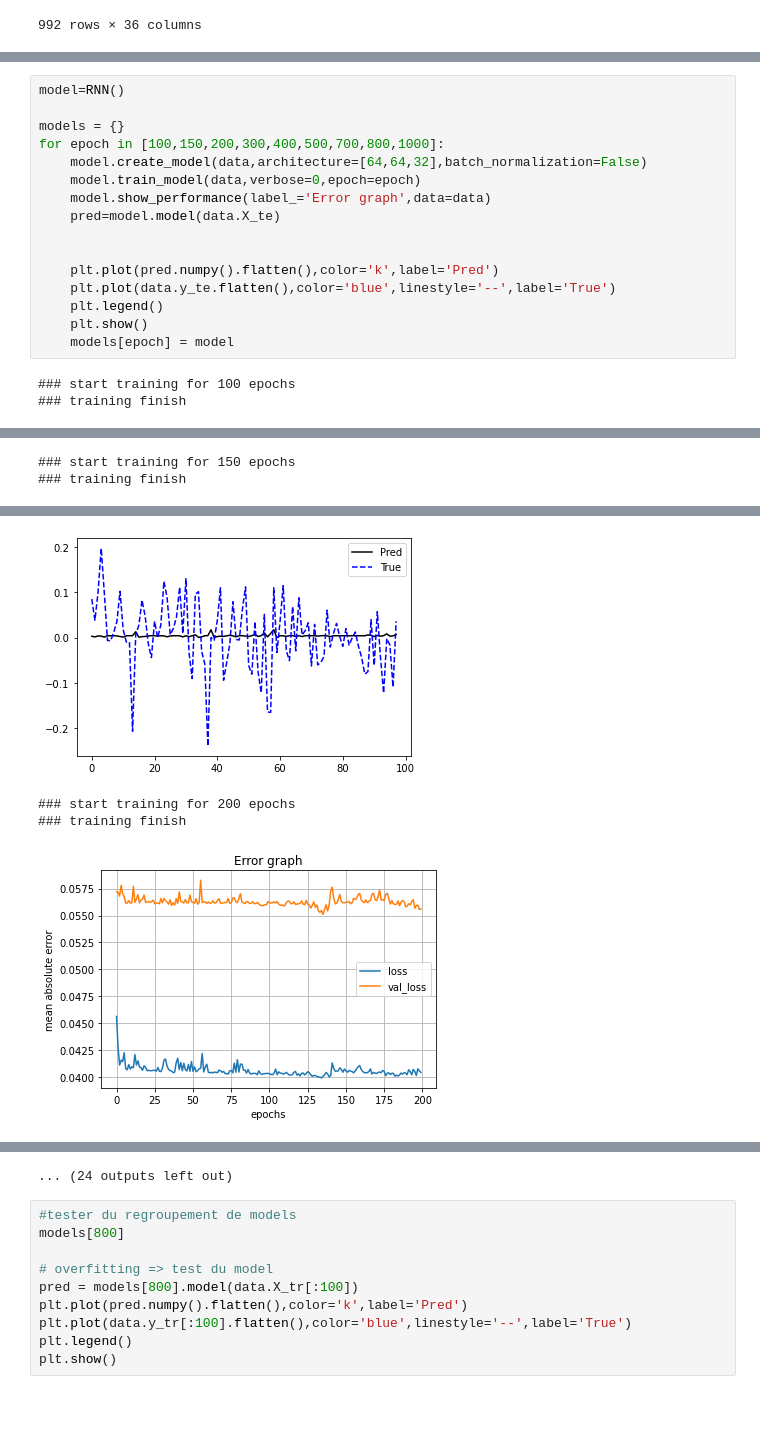
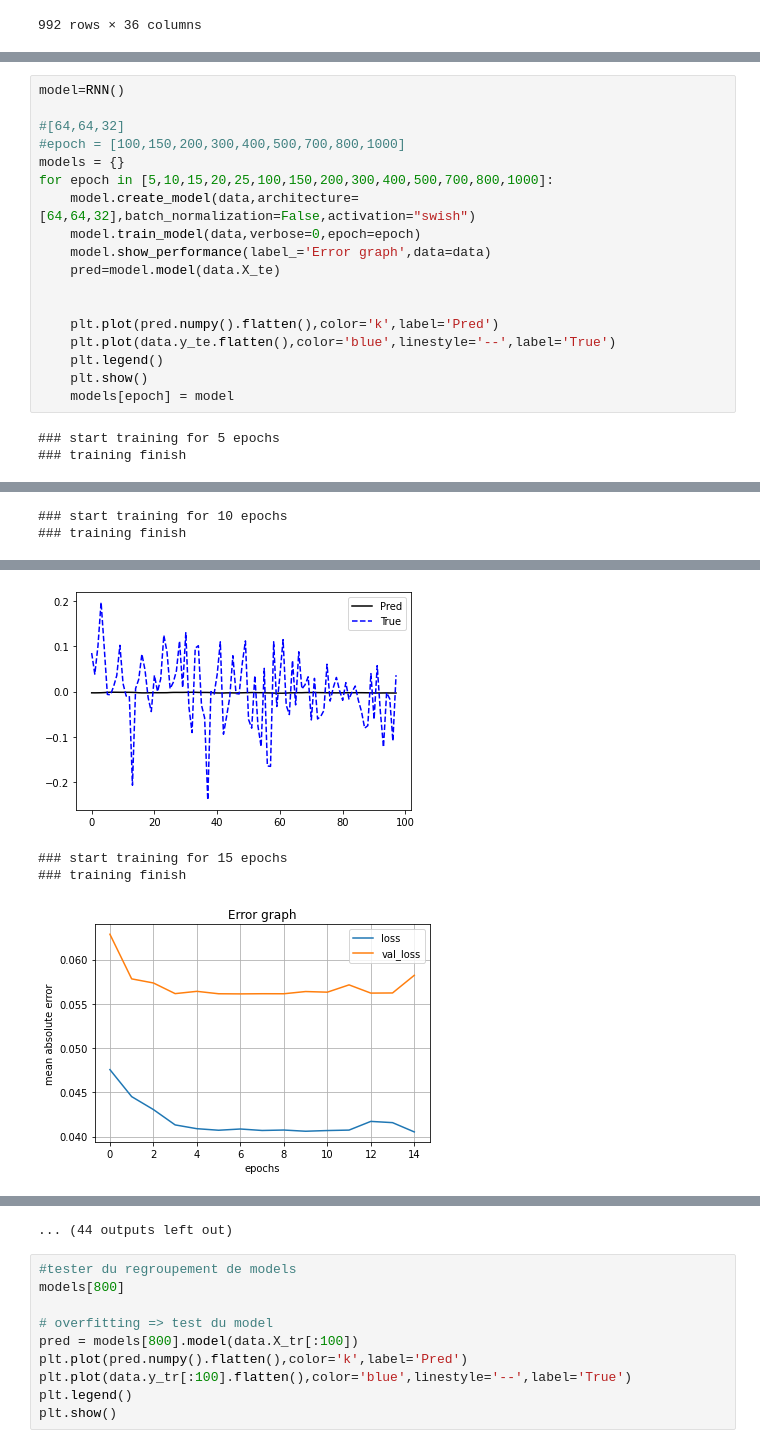
Before and after one commit to GuillaumePv/data-analysis-crypto, a Jupyter notebook: notebooks/test_model_gp.ipynb, the cells around one changed output, grey strips where cells are left out. Drawn from its saved outputs; the diff is of its cells as text; blank space fills up the shorter version.

Commit message:
change data class

```diff
--- a/notebooks/test_model_gp.ipynb
+++ b/notebooks/test_model_gp.ipynb
@@ -32,9 +44,11 @@ data.df
 # %%
 model=RNN()
 
+#[64,64,32]
+#epoch = [100,150,200,300,400,500,700,800,1000]
 models = {}
-for epoch in [100,150,200,300,400,500,700,800,1000]:
-    model.create_model(data,architecture=[64,64,32],batch_normalization=False)
+for epoch in [5,10,15,20,25,100,150,200,300,400,500,700,800,1000]:
+    model.create_model(data,architecture=[64,64,32],batch_normalization=False,activation="swish")
     model.train_model(data,verbose=0,epoch=epoch)
     model.show_performance(label_='Error graph',data=data)
     pred=model.model(data.X_te)
@@ -46,5 +60,5 @@ for epoch in [100,150,200,300,400,500,700,800,1000]:
     plt.show()
     models[epoch] = model
 # %% [output]
-### start training for 100 epochs
+### start training for 5 epochs
 ### training finish
@@ -57,2 +71,2 @@ Out of sample performance:
-### start training for 150 epochs
+### start training for 10 epochs
 ### training finish
@@ -63,7 +77,7 @@ Out of sample performance:
 ==================================================
-[figure, old version]
+[figure, new version]
-### start training for 200 epochs
+### start training for 15 epochs
 ### training finish
-[figure, old version]
+[figure, new version]
 ==================================================
 Out of sample performance:
@@ -73,4 +87,4 @@ Out of sample performance:
-... (24 outputs left out)
+... (44 outputs left out)
 # %%
 #tester du regroupement de models
 models[800]
```
Also changed, not shown: parts of 12 cells of this notebook, 7 other files.
